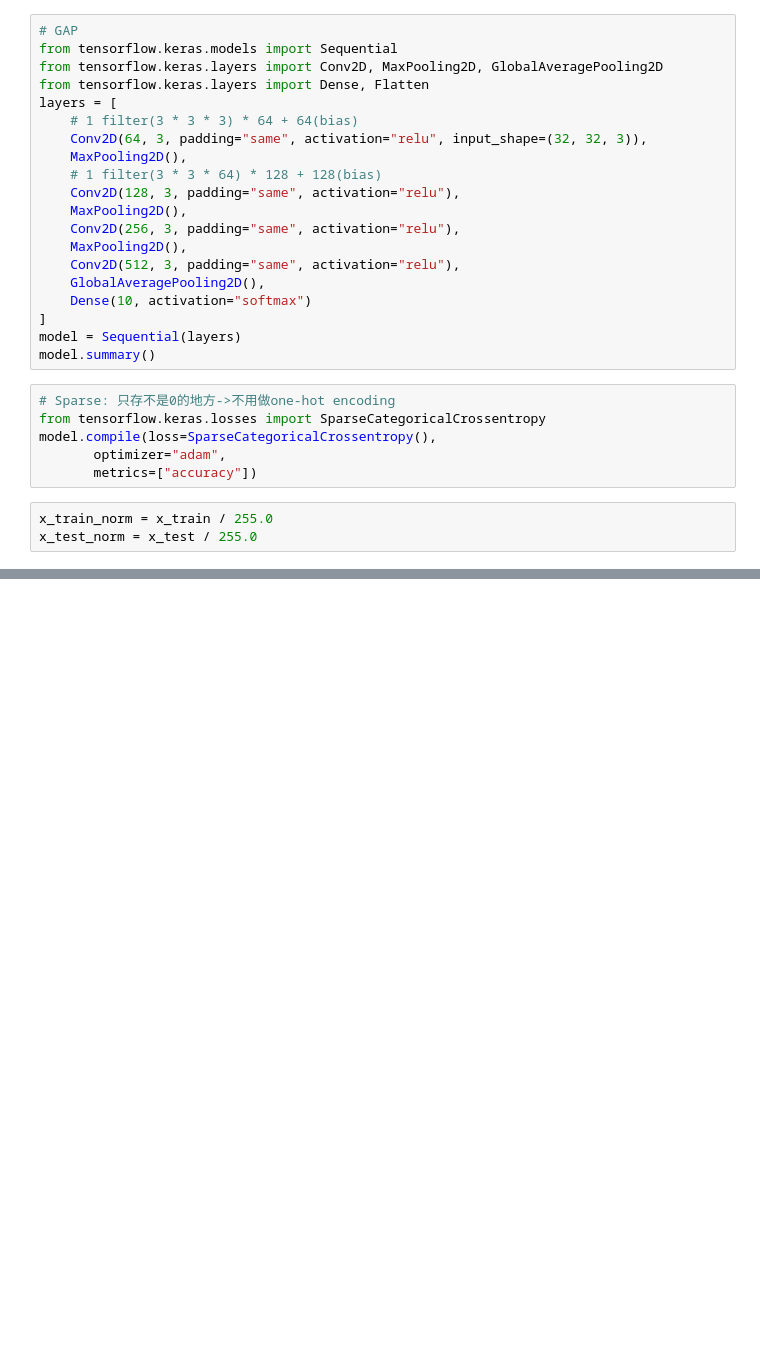
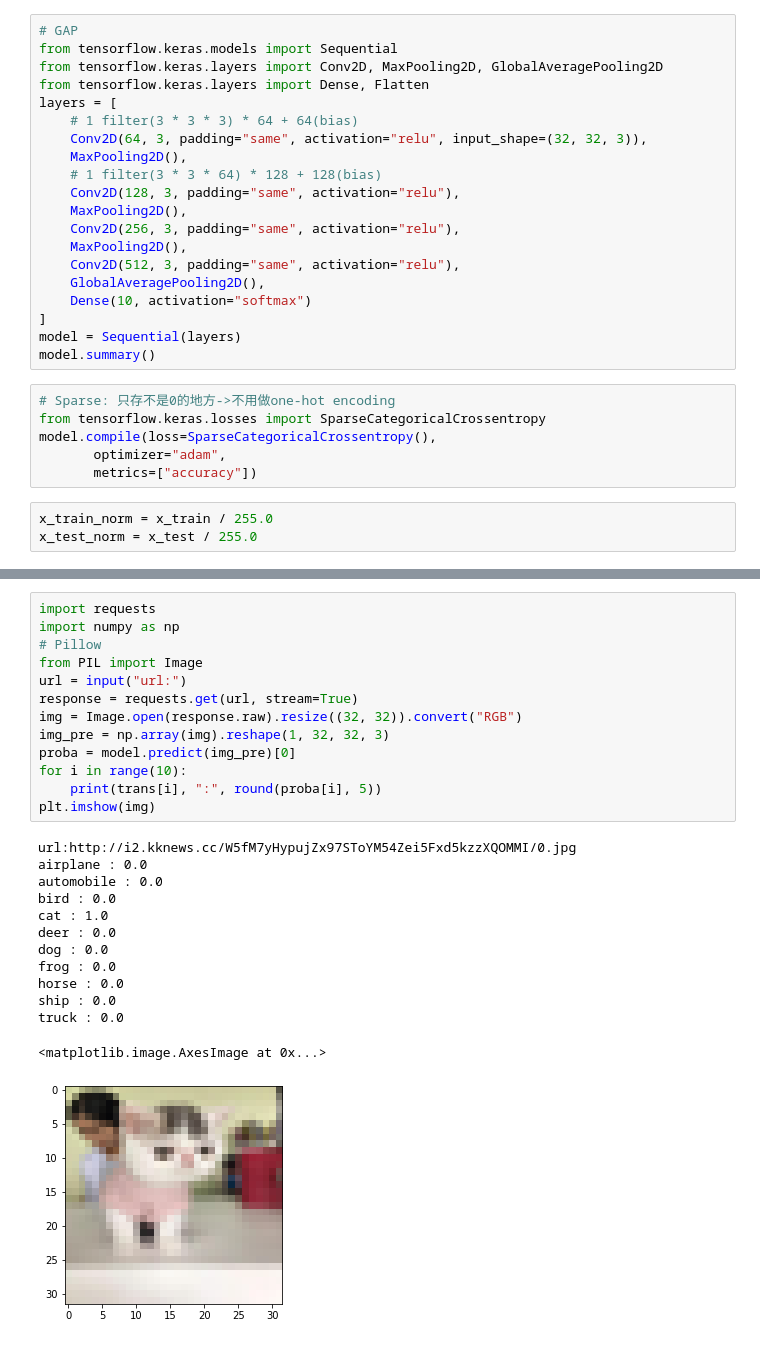
Before and after one commit to Elwing-Chou/ximen1129, a Jupyter notebook: cnn.ipynb, the cells around one changed output, grey strips where cells are left out. Drawn from its saved outputs; the diff is of its cells as text; blank space fills up the shorter version.

```diff
--- a/cnn.ipynb
+++ b/cnn.ipynb
@@ -98,0 +153,27 @@ Epoch 1/100
+# %%
+import requests
+import numpy as np
+# Pillow
+from PIL import Image
+url = input("url:")
+response = requests.get(url, stream=True)
+img = Image.open(response.raw).resize((32, 32)).convert("RGB")
+img_pre = np.array(img).reshape(1, 32, 32, 3)
+proba = model.predict(img_pre)[0]
+for i in range(10):
+    print(trans[i], ":", round(proba[i], 5))
+plt.imshow(img)
+# %% [output]
+url:http://i2.kknews.cc/W5fM7yHypujZx97SToYM54Zei5Fxd5kzzXQOMMI/0.jpg
+airplane : 0.0
+automobile : 0.0
+bird : 0.0
+cat : 1.0
+deer : 0.0
+dog : 0.0
+frog : 0.0
+horse : 0.0
+ship : 0.0
+truck : 0.0
+<matplotlib.image.AxesImage at 0x...>
+[figure, added]
```
Also changed, not shown: parts of 6 cells of this notebook.
